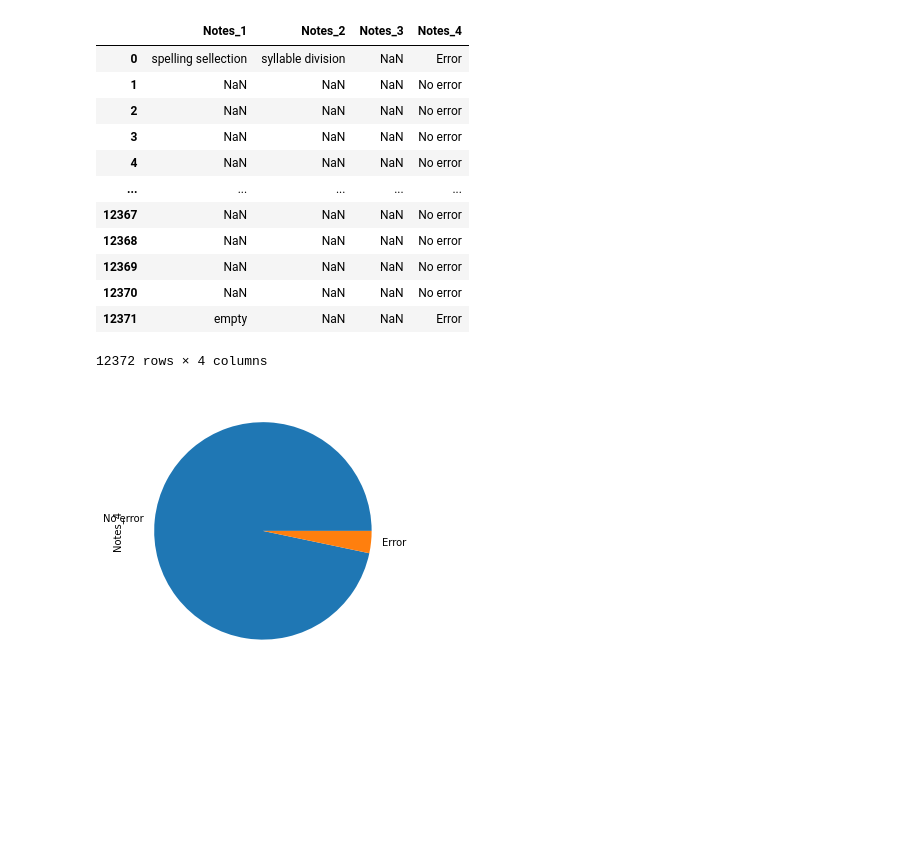
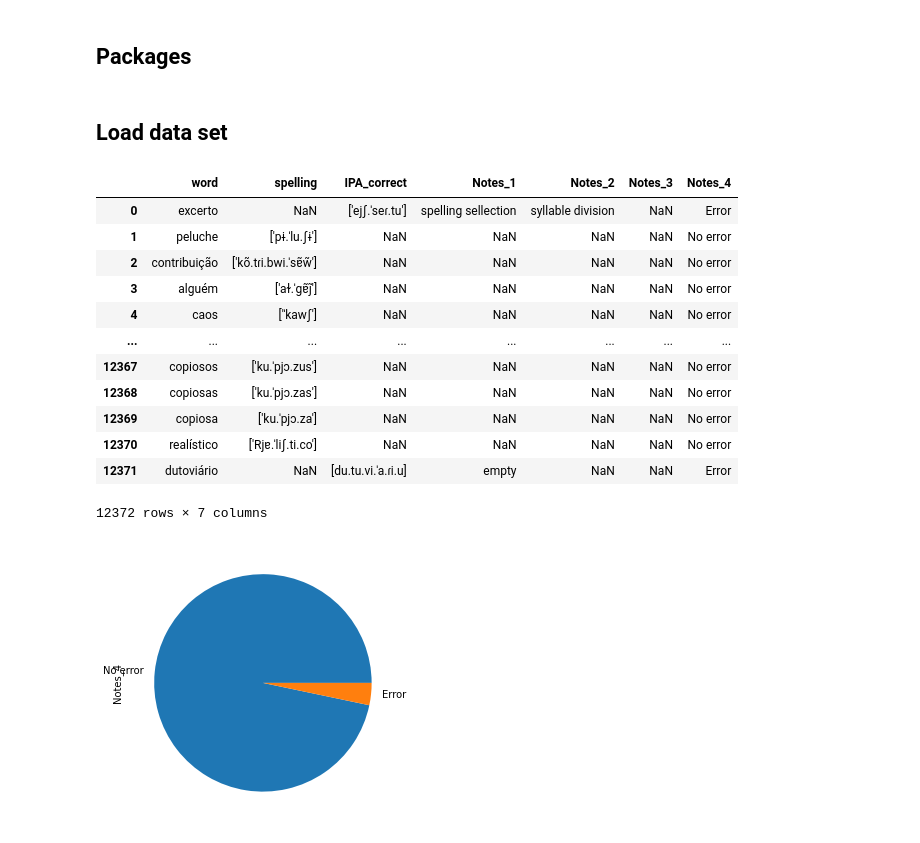
Before and after one commit to Portophon/Exploring-PtLanka, a Jupyter notebook: Wikcionário IPA errors.ipynb, the cells around one changed output. Saved outputs shown, nothing was run; the diff lists cells and outputs as text; code cells hidden in the pictures; blank space fills up the shorter version.

```diff
--- a/Wikcionário IPA errors.ipynb
+++ b/Wikcionário IPA errors.ipynb
@@ -1,3 +1,5 @@
+# %% [markdown]
+## Packages
 # %%
 import pandas as pd
 import re
@@ -6,23 +9,25 @@ import matplotlib.pyplot as plt
 import squarify
+# %% [markdown]
+## Load data set
 # %%
-file_name = "erros.csv"
+file_name = "wikcionario_IPA_fixed.csv"
 
 errors_df = pd.read_csv(file_name)
 errors_df
 # %% [output]
-|  | Notes_1 | Notes_2 | Notes_3 | Notes_4 |
-| 0 | spelling sellection | syllable division | NaN | Error |
-| 1 | NaN | NaN | NaN | No error |
-| 2 | NaN | NaN | NaN | No error |
-| 3 | NaN | NaN | NaN | No error |
-| 4 | NaN | NaN | NaN | No error |
-| ... | ... | ... | ... | ... |
-| 12367 | NaN | NaN | NaN | No error |
-| 12368 | NaN | NaN | NaN | No error |
-| 12369 | NaN | NaN | NaN | No error |
-| 12370 | NaN | NaN | NaN | No error |
-| 12371 | empty | NaN | NaN | Error |
+|  | word | spelling | IPA_correct | Notes_1 | Notes_2 | Notes_3 | Notes_4 |
+| 0 | excerto | NaN | ['ejʃ.ˈseɾ.tu'] | spelling sellection | syllable division | NaN | Error |
+| 1 | peluche | ['pɨ.ˈlu.ʃɨ'] | NaN | NaN | NaN | NaN | No error |
+| 2 | contribuição | ['kõ.tɾi.bwi.ˈsɐ̃w̃'] | NaN | NaN | NaN | NaN | No error |
+| 3 | alguém | ['aɫ.ˈɡɐ̃j̃'] | NaN | NaN | NaN | NaN | No error |
+| 4 | caos | ['ˈkawʃ'] | NaN | NaN | NaN | NaN | No error |
+| ... | ... | ... | ... | ... | ... | ... | ... |
+| 12367 | copiosos | ['ku.ˈpjɔ.zus'] | NaN | NaN | NaN | NaN | No error |
+| 12368 | copiosas | ['ku.ˈpjɔ.zas'] | NaN | NaN | NaN | NaN | No error |
+| 12369 | copiosa | ['ku.ˈpjɔ.za'] | NaN | NaN | NaN | NaN | No error |
+| 12370 | realístico | ['Rjɐ.ˈliʃ.ti.co'] | NaN | NaN | NaN | NaN | No error |
+| 12371 | dutoviário | NaN | [du.tu.vi.ˈa.ɾi.u] | empty | NaN | NaN | Error |
-12372 rows × 4 columns
+12372 rows × 7 columns
 # %%
 error_count = errors_df.Notes_4.value_counts()
 plot = error_count.plot.pie(y='Notes_4', figsize=(5, 5))
```
Also changed, not shown: parts of 12 cells of this notebook.
